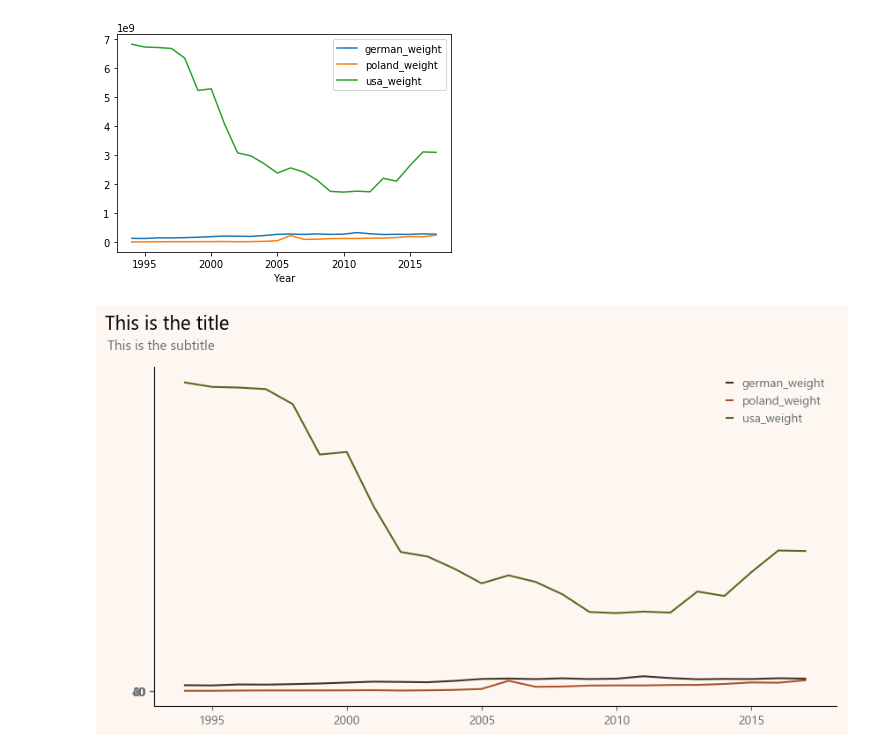
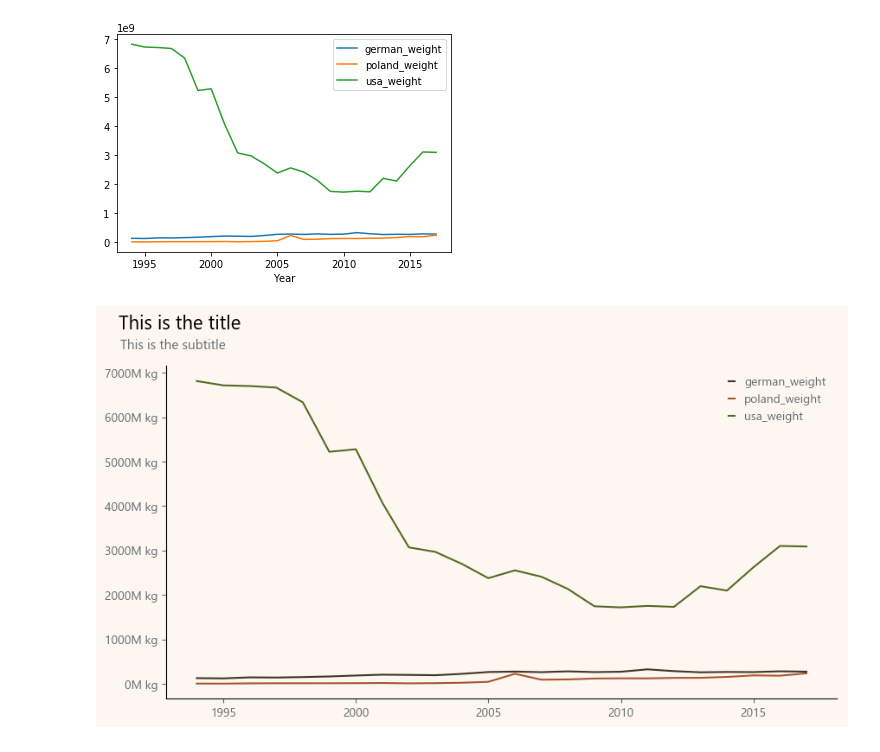
Before and after one commit to kellykiki/data-studio, a Jupyter notebook: code/02-project/02-tobacco-pitch-KIKI.ipynb, the cells around one changed output. Cells and saved outputs as stored; diff of their text form; code cells hidden in the pictures.

```diff
--- a/code/02-project/02-tobacco-pitch-KIKI.ipynb
+++ b/code/02-project/02-tobacco-pitch-KIKI.ipynb
@@ -336,7 +645,23 @@ hist_usd.plot(kind='line',x='Year')
 # %%
 colors = ['#423525','#AA552E','#586923']
 # %%
+from matplotlib.ticker import FuncFormatter
+
+# STEP ONE: Build a function
+# it should take value and pos
+def with_words(value, pos):
+    billions = int(value / 1000000000)
+    return "{} billion".format(billions)
+
+# STEP TWO: Use FuncFormatter with that function???
+formatter = FuncFormatter(with_words)
+
 ax = hist_usd.plot(kind='line', x='Year', figsize=(10, 5), color=colors)
+
+# STEP THREE: Give the axis your formatter
+ax.yaxis.set_major_formatter(formatter)
+
+#ax = hist_usd.plot(kind='line', x='Year', figsize=(10, 5), color=colors)
 
 plt.rcdefaults()
 plt.rcParams.update({
@@ -385,8 +710,8 @@ ax.yaxis.label.set_visible(False)
 # ax.spines['left'].set_visible(True)
 # ax.spines['bottom'].set_visible(True)
 # ax.spines['right'].set_visible(False)
-ax.set_yticks([0,10,20,30,40,50,60])
-ax.set_yticklabels(['0','','20','','40','','60'],color='#646C6F')
+# ax.set_yticks([0,10,20,30,40,50,60])
+# ax.set_yticklabels(['0','','20','','40','','60'],color='#646C6F')
 # ax.set_xticks([1990,1991,1992,1993,1994,1995,2000,2005,2010,2015,2020])
 # ax.set_yticklabels(['','1995','','2005','','2015',''],color='#646C6F')
 
@@ -404,7 +729,23 @@ hist_w.plot(kind='line',x='Year')
 <matplotlib.axes._subplots.AxesSubplot at 0x...>
 [figure]
 # %%
+# STEP ONE: Build a function
+# it should take value and pos
+def with_words(value, pos):
+    millions = int(value / 1000000)
+    return "{}M kg".format(millions)
+
+# STEP TWO: Use FuncFormatter with that function???
+formatter = FuncFormatter(with_words)
+
+# ax = hist_w.plot(kind='line', x='Year', figsize=(10, 5), color=colors)
+
+# # STEP THREE: Give the axis your formatter
+# ax.yaxis.set_major_formatter(formatter)
+
+
 ax = hist_w.plot(kind='line', x='Year', figsize=(10, 5), color=colors)
+ax.yaxis.set_major_formatter(formatter)
 
 plt.rcdefaults()
 plt.rcParams.update({
@@ -436,33 +777,33 @@ plt.rcParams.update({
      'legend.frameon': False,
      'legend.fontsize': 'small',
      'legend.handlelength': 0.5,
      'legend.handleheight': 0.5,
     #'legend.columnspacing': 2.0,
     'font.family': 'Segoe UI Symbol',
     'font.size':12,
     'text.color':'#646C6F'
      })
 
 
 ax.set_xlabel('Visas by continent',fontsize=12,fontname="Segoe UI Symbol")
 ax.set_ylabel("It's more than 15 years that South America has been coming first",fontsize=12,fontname="Segoe UI Symbol")
 ax.axes.labelpad: 4.0
 ax.xaxis.label.set_visible(False)
 ax.yaxis.label.set_visible(False)
 # ax.spines['top'].set_visible(False)
 # ax.spines['left'].set_visible(True)
 # ax.spines['bottom'].set_visible(True)
 # ax.spines['right'].set_visible(False)
-ax.set_yticks([0,10,20,30,40,50,60])
-ax.set_yticklabels(['0','','20','','40','','60'],color='#646C6F')
+# ax.set_yticks([0,10,20,30,40,50,60])
+# ax.set_yticklabels(['0','','20','','40','','60'],color='#646C6F')
 # ax.set_xticks([1990,1991,1992,1993,1994,1995,2000,2005,2010,2015,2020])
 # ax.set_yticklabels(['','1995','','2005','','2015',''],color='#646C6F')
 
 title_string = "This is the title"
 subtitle_string = "This is the subtitle"
 plt.suptitle(title_string, y=1, x=0.14, fontsize=16,color='black')
 plt.title(subtitle_string, y=1.03, x=0.01, fontsize=11)
 
 plt.show()
 # %% [output]
-[figure, old version]
+[figure, new version]
```
Also changed, not shown: parts of 42 cells of this notebook.
